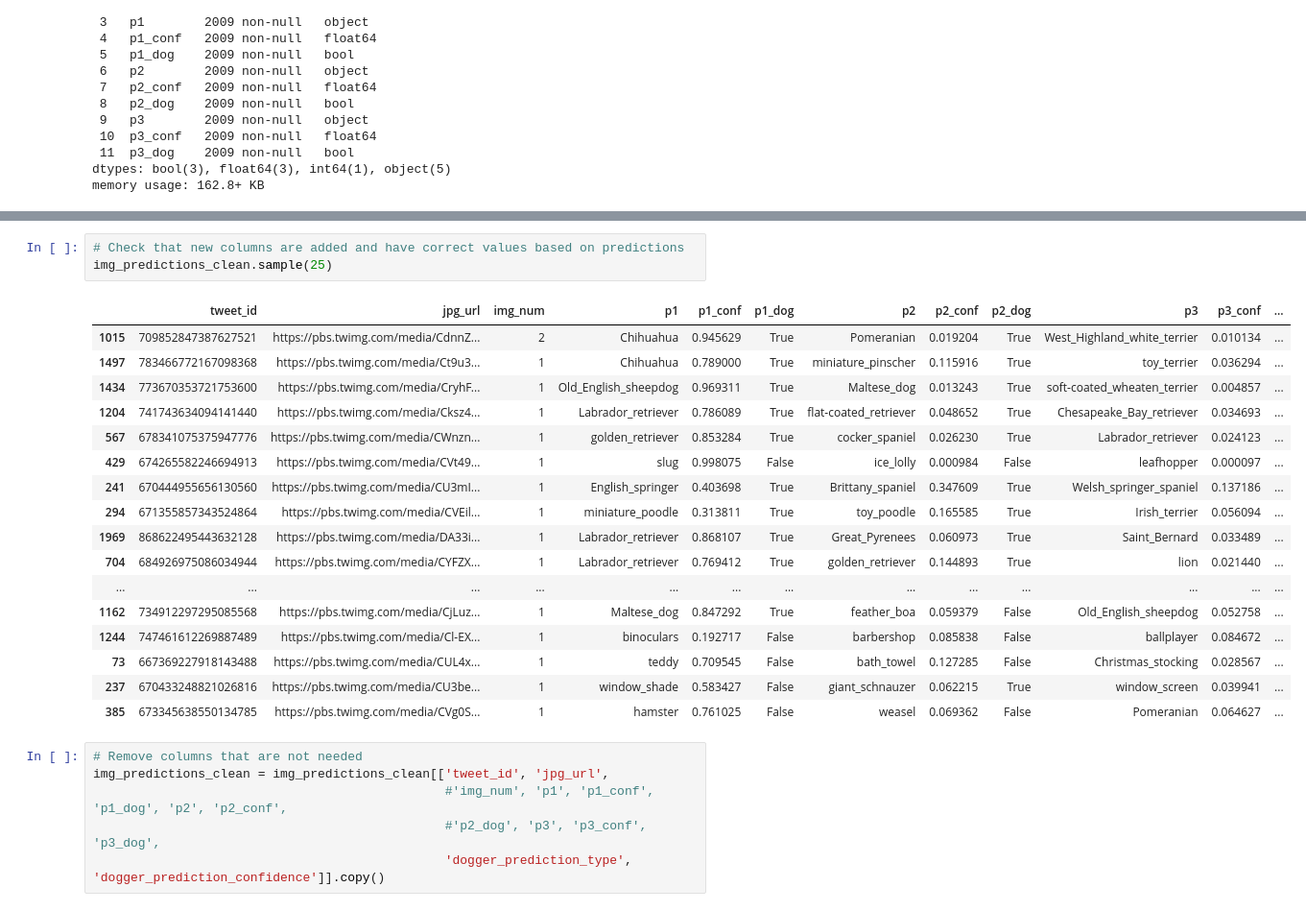
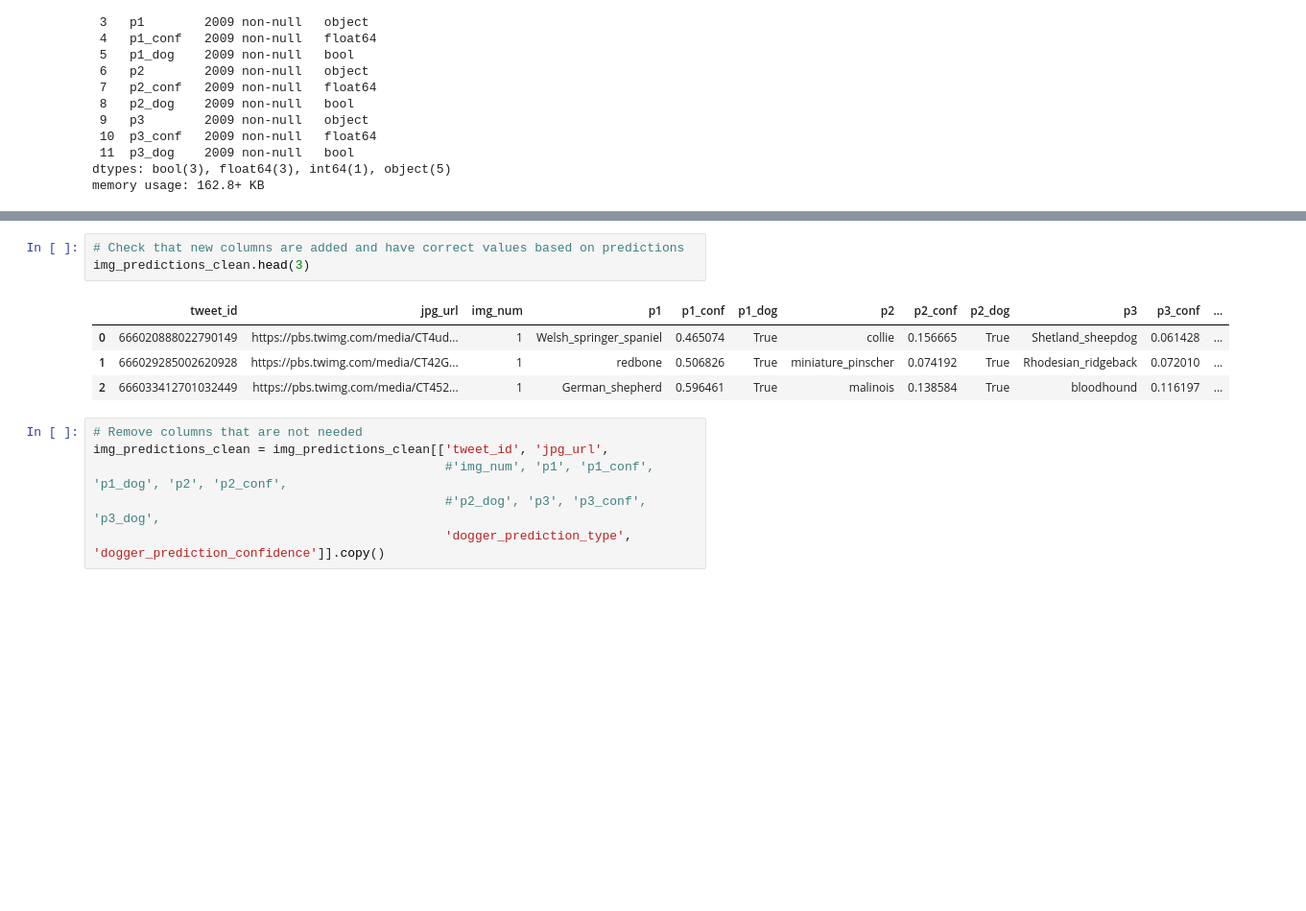
Before and after one commit to davidblackwelder/weratedogs-data-wrangling, a Jupyter notebook: wrangle_act.ipynb, the cells around one changed output, grey strips where cells are left out. Shown at 96% size. Saved outputs shown, nothing was run; the diff lists cells and outputs as text; blank space fills up the shorter version.

```diff
--- a/wrangle_act.ipynb
+++ b/wrangle_act.ipynb
@@ -2119,25 +2179,12 @@ img_predictions_clean['dogger_prediction_type'] = dogger_prediction_type
 img_predictions_clean['dogger_prediction_confidence'] = dogger_prediction_confidence
 # %%
 # Check that new columns are added and have correct values based on predictions
-img_predictions_clean.sample(25)
+img_predictions_clean.head(3)
 # %% [output]
 |  | tweet_id | jpg_url | img_num | p1 | p1_conf | p1_dog | p2 | p2_conf | p2_dog | p3 | p3_conf | ... |
-| 1015 | 709852847387627521 | https://pbs.twimg.com/media/CdnnZ... | 2 | Chihuahua | 0.945629 | True | Pomeranian | 0.019204 | True | West_Highland_white_terrier | 0.010134 | ... |
-| 1497 | 783466772167098368 | https://pbs.twimg.com/media/Ct9u3... | 1 | Chihuahua | 0.789000 | True | miniature_pinscher | 0.115916 | True | toy_terrier | 0.036294 | ... |
-| 1434 | 773670353721753600 | https://pbs.twimg.com/media/CryhF... | 1 | Old_English_sheepdog | 0.969311 | True | Maltese_dog | 0.013243 | True | soft-coated_wheaten_terrier | 0.004857 | ... |
-| 1204 | 741743634094141440 | https://pbs.twimg.com/media/Cksz4... | 1 | Labrador_retriever | 0.786089 | True | flat-coated_retriever | 0.048652 | True | Chesapeake_Bay_retriever | 0.034693 | ... |
-| 567 | 678341075375947776 | https://pbs.twimg.com/media/CWnzn... | 1 | golden_retriever | 0.853284 | True | cocker_spaniel | 0.026230 | True | Labrador_retriever | 0.024123 | ... |
-| 429 | 674265582246694913 | https://pbs.twimg.com/media/CVt49... | 1 | slug | 0.998075 | False | ice_lolly | 0.000984 | False | leafhopper | 0.000097 | ... |
-| 241 | 670444955656130560 | https://pbs.twimg.com/media/CU3mI... | 1 | English_springer | 0.403698 | True | Brittany_spaniel | 0.347609 | True | Welsh_springer_spaniel | 0.137186 | ... |
-| 294 | 671355857343524864 | https://pbs.twimg.com/media/CVEil... | 1 | miniature_poodle | 0.313811 | True | toy_poodle | 0.165585 | True | Irish_terrier | 0.056094 | ... |
-| 1969 | 868622495443632128 | https://pbs.twimg.com/media/DA33i... | 1 | Labrador_retriever | 0.868107 | True | Great_Pyrenees | 0.060973 | True | Saint_Bernard | 0.033489 | ... |
-| 704 | 684926975086034944 | https://pbs.twimg.com/media/CYFZX... | 1 | Labrador_retriever | 0.769412 | True | golden_retriever | 0.144893 | True | lion | 0.021440 | ... |
-| ... | ... | ... | ... | ... | ... | ... | ... | ... | ... | ... | ... | ... |
-| 1162 | 734912297295085568 | https://pbs.twimg.com/media/CjLuz... | 1 | Maltese_dog | 0.847292 | True | feather_boa | 0.059379 | False | Old_English_sheepdog | 0.052758 | ... |
-| 1244 | 747461612269887489 | https://pbs.twimg.com/media/Cl-EX... | 1 | binoculars | 0.192717 | False | barbershop | 0.085838 | False | ballplayer | 0.084672 | ... |
-| 73 | 667369227918143488 | https://pbs.twimg.com/media/CUL4x... | 1 | teddy | 0.709545 | False | bath_towel | 0.127285 | False | Christmas_stocking | 0.028567 | ... |
-| 237 | 670433248821026816 | https://pbs.twimg.com/media/CU3be... | 1 | window_shade | 0.583427 | False | giant_schnauzer | 0.062215 | True | window_screen | 0.039941 | ... |
-| 385 | 673345638550134785 | https://pbs.twimg.com/media/CVg0S... | 1 | hamster | 0.761025 | False | weasel | 0.069362 | False | Pomeranian | 0.064627 | ... |
+| 0 | 666020888022790149 | https://pbs.twimg.com/media/CT4ud... | 1 | Welsh_springer_spaniel | 0.465074 | True | collie | 0.156665 | True | Shetland_sheepdog | 0.061428 | ... |
+| 1 | 666029285002620928 | https://pbs.twimg.com/media/CT42G... | 1 | redbone | 0.506826 | True | miniature_pinscher | 0.074192 | True | Rhodesian_ridgeback | 0.072010 | ... |
+| 2 | 666033412701032449 | https://pbs.twimg.com/media/CT452... | 1 | German_shepherd | 0.596461 | True | malinois | 0.138584 | True | bloodhound | 0.116197 | ... |
 # %%
 # Remove columns that are not needed
 img_predictions_clean = img_predictions_clean[['tweet_id', 'jpg_url',
```
Also changed, not shown: parts of 62 cells of this notebook, 7 other files.
